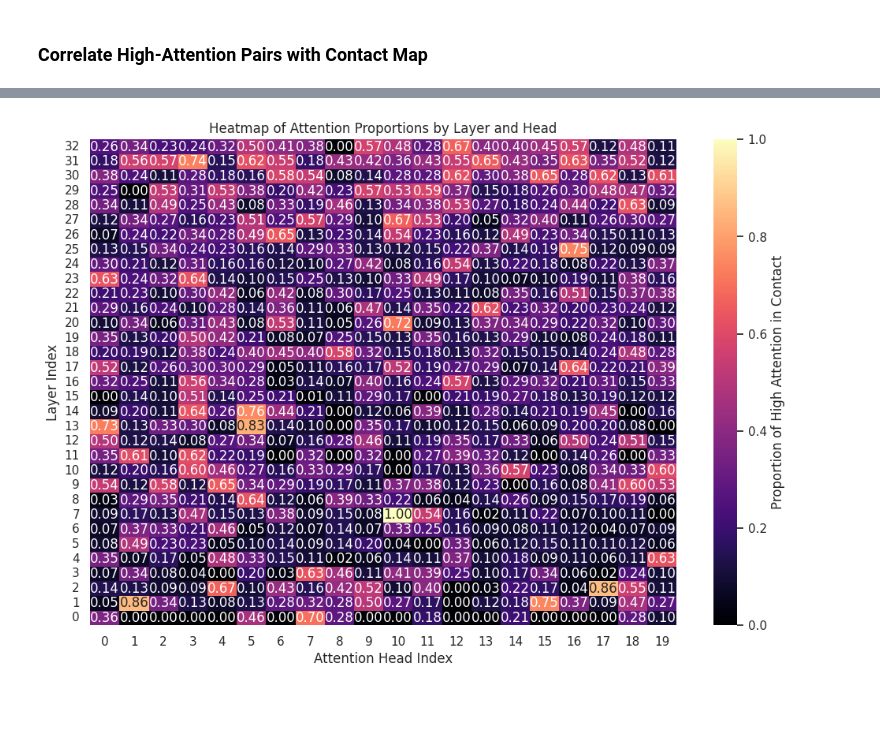
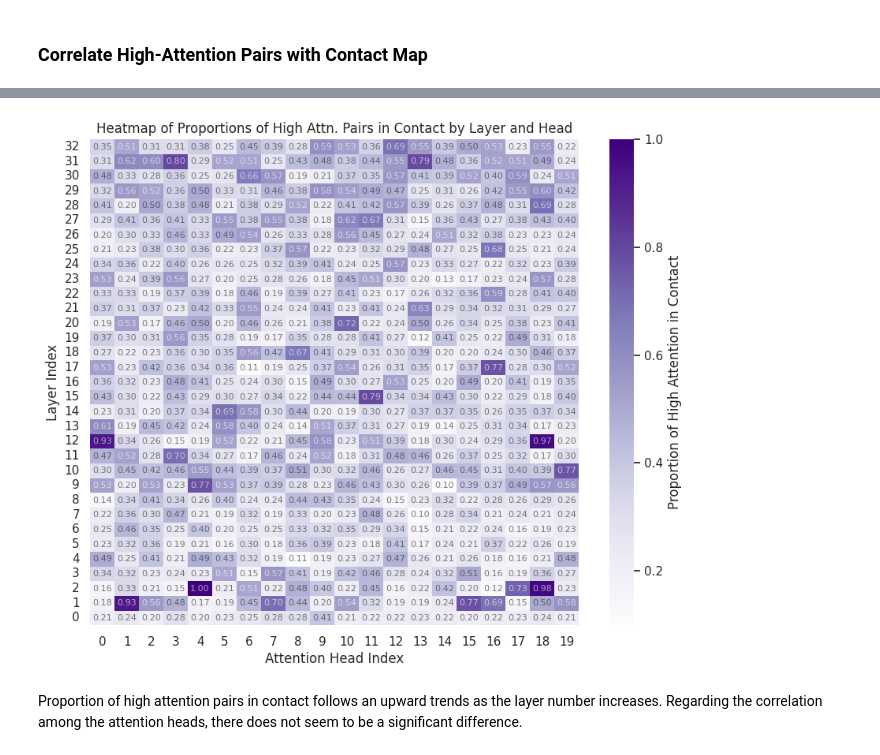
Before and after one commit to luciaurcelay/plm-attention-contactmaps, a Jupyter notebook: main.ipynb, the cells around one changed output, grey strips where cells are left out. Drawn from its saved outputs; the diff is of its cells as text; code cells hidden in the pictures; blank space fills up the shorter version.

```diff
--- a/main.ipynb
+++ b/main.ipynb
@@ -303,14 +288,14 @@ Decoded Tokens: ['<cls>', 'L', 'Q', 'I', 'F', 'V', 'K', 'T', 'L', 'T', 'G', 'K',
 # Function to compute attention scores from the model
 def compute_attention_scores(model, tokenizer, sequence):
     # Tokenize the input sequence
-    inputs = tokenizer(sequence, return_tensors="pt", padding=True)
+    inputs = tokenizer(sequence, return_tensors="pt", padding=False)
 
     # Get outputs from the model
     with torch.no_grad():
         outputs = model(**inputs, output_attentions=True)
 
     # Extract the attention scores from all layers and heads
-    attentions = outputs.attentions  # This will be a list of attention tensors for each layer
+    attentions = outputs.attentions  # This is a list of attention tensors for each layer
     return attentions
 
 # Get attention scores
@@ -368,0 +445,20 @@ Standard Deviation: 0.0450
+# %%
+# Plotting
+thresholds = np.linspace(0, 0.1, 21)  # From 0.0 to 0.1 with 21 steps
+results = evaluate_thresholds(attention_scores, contact_map, thresholds)
+
+plt.figure(figsize=(10, 6))
+
+# Plot Precision, Recall, Specificity, F1, and F2 scores
+plt.plot(thresholds, results["precision"], label="Precision", marker='o', linestyle='-', color='skyblue')
+plt.plot(thresholds, results["recall"], label="Recall", marker='o', linestyle='-', color='tomato')
+plt.plot(thresholds, results["specificity"], label="Specificity", marker='o', linestyle='-', color='limegreen')
+plt.plot(thresholds, results["f1_score"], label="F1 Score", marker='o', linestyle='-', color='plum')
+plt.title('Threshold vs Evaluation Metrics (Zoomed in)')
+plt.xlim(0, 0.1)
+plt.xlabel('Threshold')
+plt.ylabel('Metric Value')
+plt.legend(loc='best')
+plt.grid(True)
+plt.xticks(np.arange(0, 0.11, 0.01))
+plt.show()
@@ -500,28 +533,39 @@ Layer: 32, Head: 19, Proportion of High Attention in Contact: 0.1146
 # %%
 # Prepare data for heatmap
 layers = [result[0] for result in attention_contact_results]
 heads = [result[1] for result in attention_contact_results]
 
 num_layers = max(layers) + 1
 num_heads = max(heads) + 1
 
 # Initialize a matrix to hold proportions
 heatmap_data = np.zeros((num_layers, num_heads))
 
 # Fill the heatmap data
 for layer, head, proportion in attention_contact_results:
     heatmap_data[layer, head] = proportion
 
-# Create the heatmap
-plt.figure(figsize=(12, 8))
-sns.heatmap(heatmap_data, cmap='magma', annot=True, fmt='.2f', cbar_kws={'label': 'Proportion of High Attention in Contact'})
+# Calculate average proportion per layer and per head
+average_attention_per_layer = heatmap_data.mean(axis=1)
+average_attention_per_head = heatmap_data.mean(axis=0)
+
+# Calculate max proportion per layer and per head
+max_attention_per_layer = heatmap_data.max(axis=1)
+max_attention_per_head = heatmap_data.max(axis=0)
+
+# Heatmap of proportion Proportions by Layer and Head
+plt.figure(figsize=(10, 8))
+sns.heatmap(heatmap_data, cmap='Purples', annot=True, fmt='.2f',
+            cbar_kws={'label': 'Proportion of High Attention in Contact'},
+            annot_kws={'size': 8, 'alpha': 0.6})
 plt.xlabel('Attention Head Index')
 plt.ylabel('Layer Index')
-plt.title('Heatmap of Attention Proportions by Layer and Head')
+plt.title('Heatmap of Proportions of High Attn. Pairs in Contact by Layer and Head')
 plt.xticks(ticks=np.arange(num_heads) + 0.5, labels=np.arange(num_heads))
 plt.yticks(ticks=np.arange(num_layers) + 0.5, labels=np.arange(num_layers))
-# Reverse the y-axis
 plt.gca().invert_yaxis()
 plt.show()
 # %% [output]
-[figure, old version]
+[figure, new version]
+# %% [markdown]
+Proportion of high attention pairs in contact follows an upward trends as the layer number increases. Regarding the correlation among the attention heads, there does not seem to be a significant difference.
```
Also changed, not shown: parts of 39 cells of this notebook.
